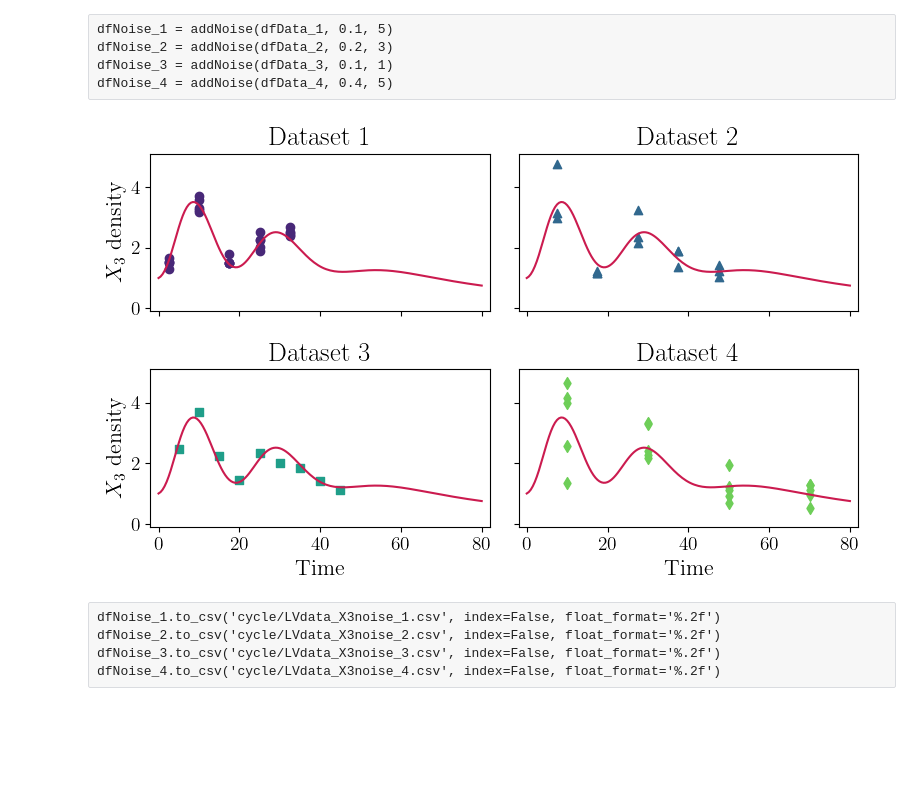
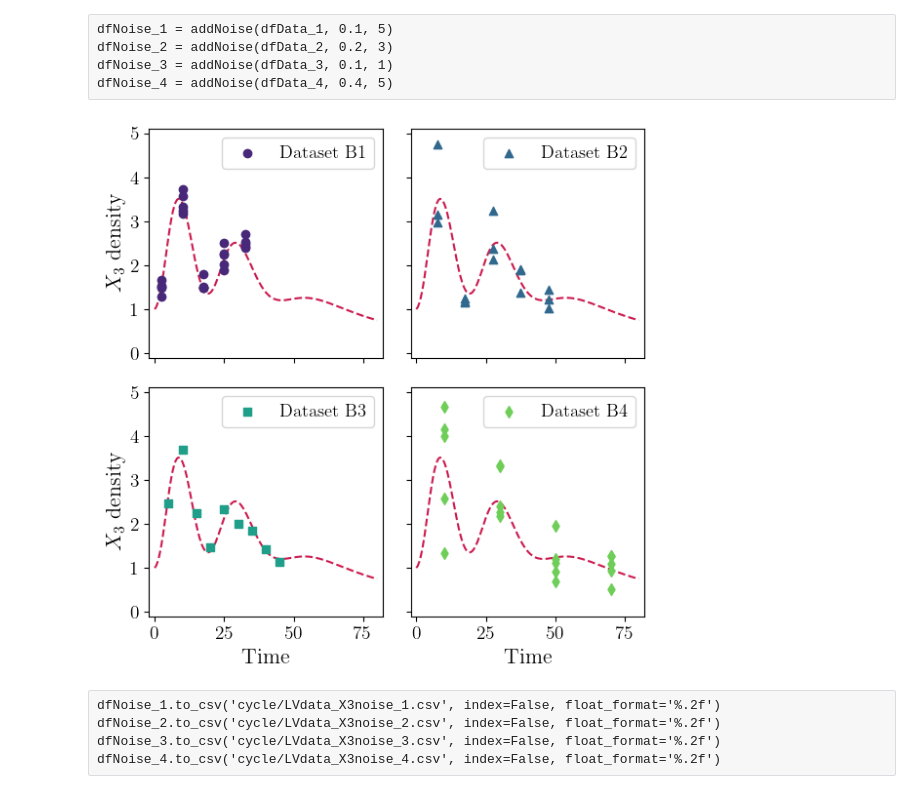
Before and after one commit to systemsmedicine/CrossLabFit, a Jupyter notebook: miscellaneous/LV_3species-Cycle.ipynb, the cells around one changed output. Saved outputs shown, nothing was run; the diff lists cells and outputs as text; code cells hidden in the pictures; blank space fills up the shorter version.

```diff
--- a/miscellaneous/LV_3species-Cycle.ipynb
+++ b/miscellaneous/LV_3species-Cycle.ipynb
@@ -168,39 +168,39 @@ dfNoise_2 = addNoise(dfData_2, 0.2, 3)
 dfNoise_3 = addNoise(dfData_3, 0.1, 1)
 dfNoise_4 = addNoise(dfData_4, 0.4, 5)
 # %%
-fig, axs = plt.subplots(nrows=2, ncols=2, figsize=(8,5), sharex=True, sharey=True)
+fig, axs = plt.subplots(nrows=2, ncols=2, figsize=(6,6), sharex=True, sharey=True)
 
-axs[0,0].scatter(x=dfNoise_1['Time'], y=dfNoise_1['X3'], color=palette[0], marker="o", label='Dataset 1')
-axs[0,1].scatter(x=dfNoise_2['Time'], y=dfNoise_2['X3'], color=palette[2], marker="^", label='Dataset 2')
-axs[1,0].scatter(x=dfNoise_3['Time'], y=dfNoise_3['X3'], color=palette[4], marker="s", label='Dataset 3')
-axs[1,1].scatter(x=dfNoise_4['Time'], y=dfNoise_4['X3'], color=palette[6], marker="d", label='Dataset 4')
+axs[0,0].scatter(x=dfNoise_1['Time'], y=dfNoise_1['X3'], color=palette[0], marker="o", label='Dataset B1')
+axs[0,1].scatter(x=dfNoise_2['Time'], y=dfNoise_2['X3'], color=palette[2], marker="^", label='Dataset B2')
+axs[1,0].scatter(x=dfNoise_3['Time'], y=dfNoise_3['X3'], color=palette[4], marker="s", label='Dataset B3')
+axs[1,1].scatter(x=dfNoise_4['Time'], y=dfNoise_4['X3'], color=palette[6], marker="d", label='Dataset B4')
 
-axs[0,0].plot(t, X3_g, lw=1.5, color=palette2[1])
-axs[0,1].plot(t, X3_g, lw=1.5, color=palette2[1])
-axs[1,0].plot(t, X3_g, lw=1.5, color=palette2[1])
-axs[1,1].plot(t, X3_g, lw=1.5, color=palette2[1])
+axs[0,0].plot(t, X3_g, lw=1.5, color=palette2[1], ls='--', zorder=-1)
+axs[0,1].plot(t, X3_g, lw=1.5, color=palette2[1], ls='--', zorder=-1)
+axs[1,0].plot(t, X3_g, lw=1.5, color=palette2[1], ls='--', zorder=-1)
+axs[1,1].plot(t, X3_g, lw=1.5, color=palette2[1], ls='--', zorder=-1)
 
 axs[0,0].set_ylabel('$X_3$ density')
 axs[1,0].set_ylabel('$X_3$ density')
 
 axs[1,0].set_xlabel('Time')
 axs[1,1].set_xlabel('Time')
 
 for i in range(2):
     for j in range(2):
-        axs[i,j].set_title(f'Dataset {2*i + j + 1}')
+        # axs[i,j].set_title(f'Dataset B{2*i + j + 1}')
         axs[i,j].set_ylim((-0.1,5.1))
-        # axs[i,j].legend()
+        axs[i,j].legend(fontsize='small')
 
 plt.setp(axs, xlim=(-2,82))
 plt.tight_layout()
 
 # plt.savefig("datasets_X3.svg", transparent=True)
 # plt.savefig("datasets_X3.pdf")
 
 plt.show()
 # %% [output]
-[figure, old version]
+[figure, new version]
 # %% [raw]
 dfNoise_1.to_csv('cycle/LVdata_X3noise_1.csv', index=False, float_format='%.2f')
 dfNoise_2.to_csv('cycle/LVdata_X3noise_2.csv', index=False, float_format='%.2f')
```
Also changed, not shown: parts of 9 cells of this notebook, 38 other files.
